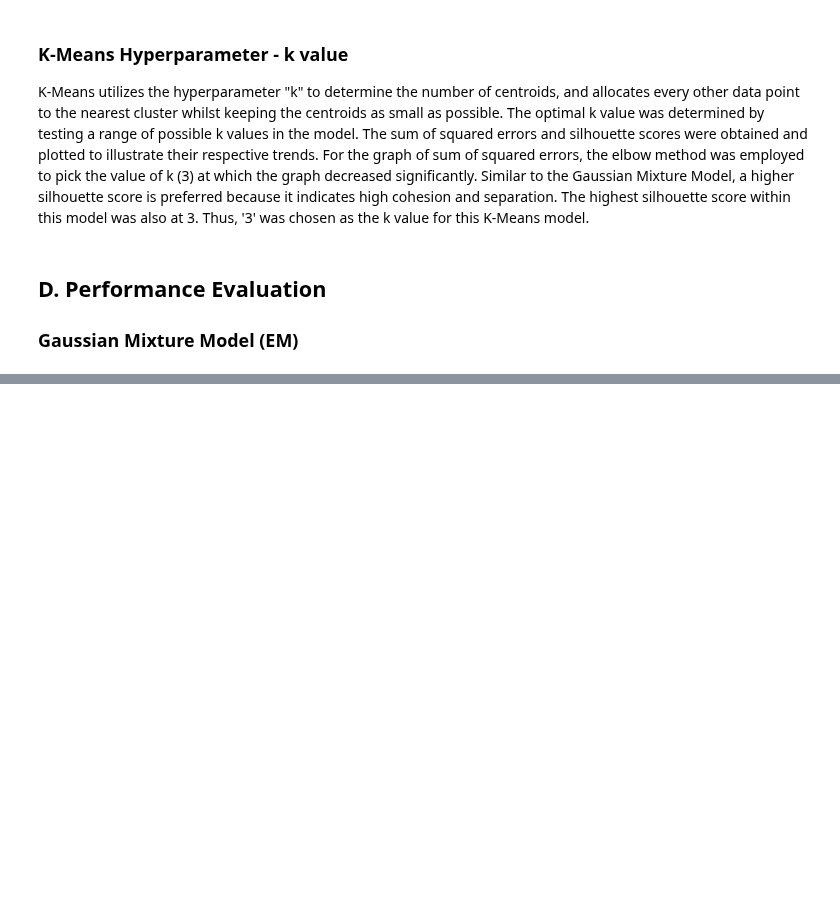
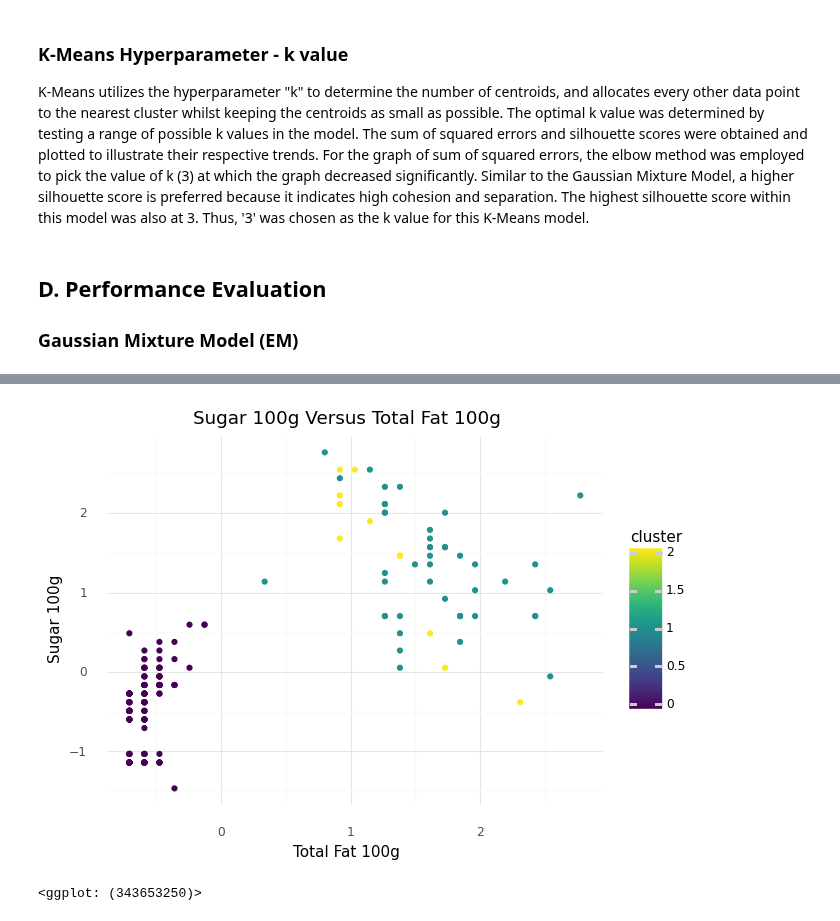
Before and after one commit to min-is/Chapman-University, a Jupyter notebook: CPSC 392 - Data Science/Projects/Min - Project 2.ipynb, the cells around one changed output, grey strips where cells are left out. Drawn from its saved outputs; the diff is of its cells as text; code cells hidden in the pictures; blank space fills up the shorter version.

```diff
--- a/CPSC 392 - Data Science/Projects/Min - Project 2.ipynb
+++ b/CPSC 392 - Data Science/Projects/Min - Project 2.ipynb
@@ -200,0 +210,7 @@ K-Means utilizes the hyperparameter "k" to determine the number of centroids, an
+# %%
+(ggplot(Xdf, aes(x = "Total_Fat_100g", y = "Sugar_100g", color = "cluster")) +
+geom_point() + theme_minimal() + ggtitle('Sugar 100g Versus Total Fat 100g') +
+labs(x = 'Total Fat 100g', y = 'Sugar 100g'))
+# %% [output]
+[figure, added]
+<ggplot: (343653250)>
```
Also changed, not shown: parts of 8 cells of this notebook, 1 other file.
